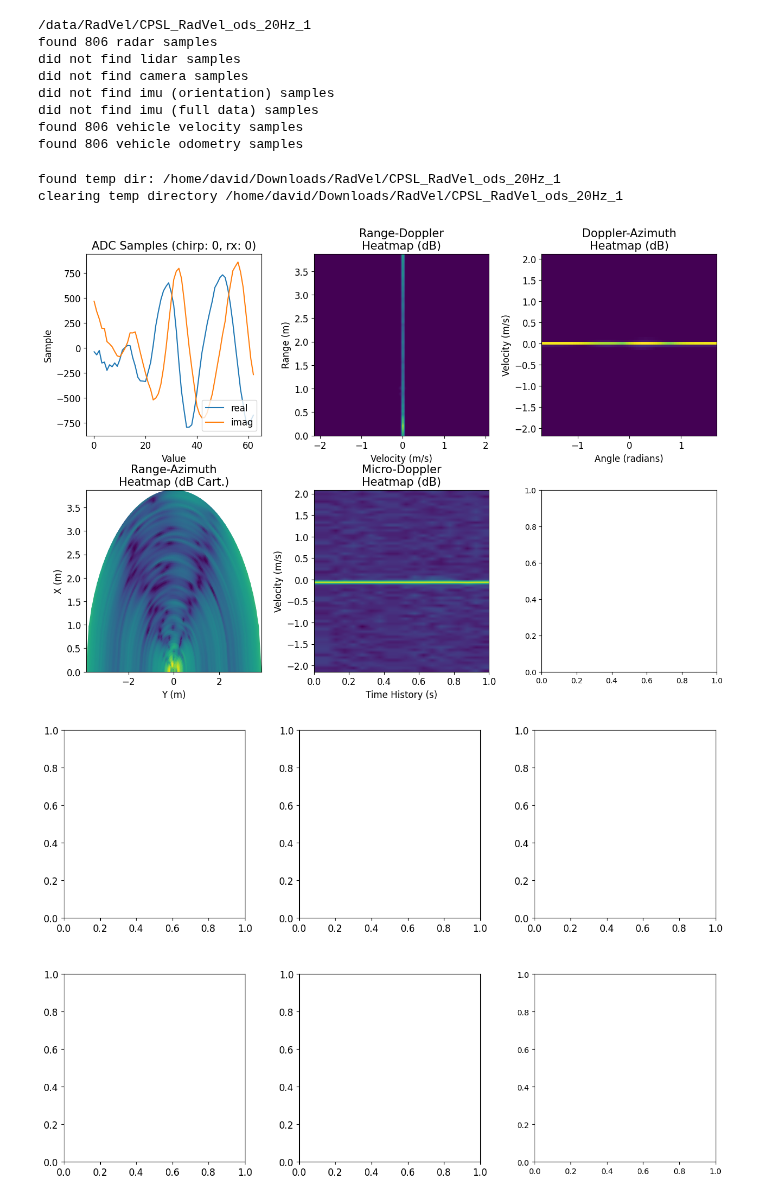
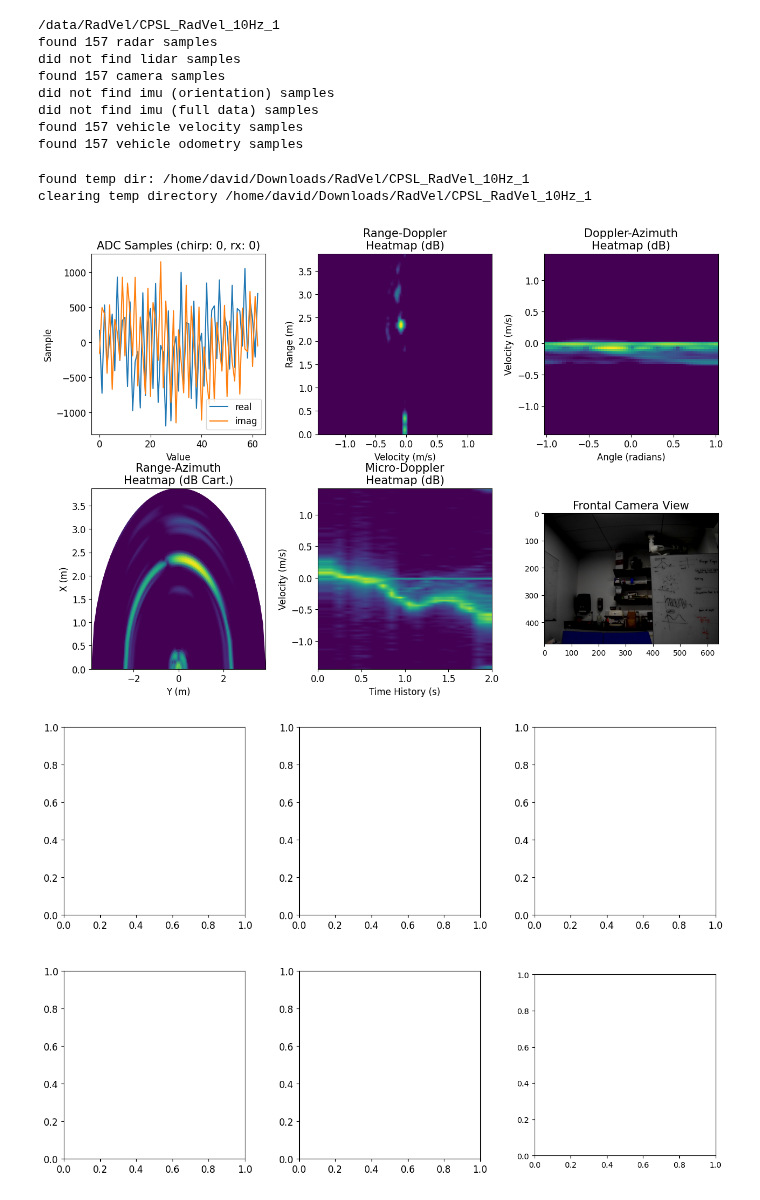
Before and after one commit to davidmhunt/mmwave_radar_processing, a Jupyter notebook: notebooks/view_radar_data.ipynb, the cells around one changed output. Drawn from its saved outputs; the diff is of its cells as text; code cells hidden in the pictures.

```diff
--- a/notebooks/view_radar_data.ipynb
+++ b/notebooks/view_radar_data.ipynb
@@ -23,15 +23,15 @@ from mmwave_radar_processing.plotting.movies_mmWave_data import MovieGeneratorMm
 # %%
 cfg_manager = ConfigManager()
 
-cfg_path = os.path.join(CONFIG_DIRECTORY,"6843_RadVel_ods_20Hz.cfg")
+cfg_path = os.path.join(CONFIG_DIRECTORY,"1843_RadVel_10Hz.cfg")
 # cfg_path = os.path.join(CONFIG_DIRECTORY,"1843_RadVel_20Hz.cfg")
 # cfg_path = os.path.join(CONFIG_DIRECTORY,"RadSAR_2_sr.cfg")
-cfg_manager.load_cfg(cfg_path,array_geometry="ods")
+cfg_manager.load_cfg(cfg_path,array_geometry="standard") #"standard" or "ods"
 cfg_manager.compute_radar_perforance(profile_idx=0)
 # %%
 #load the dataset
 # dataset_name = "NORTH_RadSAR_TRAIN_1"
-dataset_name = "CPSL_RadVel_ods_20Hz_1"
+dataset_name = "CPSL_RadVel_10Hz_1"
 dataset_path = os.path.join(DATASET_PATH,dataset_name)
 print(dataset_path)
 # dataset_name = "RadSAR_2_CPSL"
@@ -47,18 +47,17 @@ dataset = CpslDS(
     vehicle_odom_folder="vehicle_odom"
 )
 # %% [output]
-/data/RadVel/CPSL_RadVel_ods_20Hz_1
-found 806 radar samples
+/data/RadVel/CPSL_RadVel_10Hz_1
+found 157 radar samples
 did not find lidar samples
-did not find camera samples
+found 157 camera samples
 did not find imu (orientation) samples
 did not find imu (full data) samples
-found 806 vehicle velocity samples
-found 806 vehicle odometry samples
+found 157 vehicle velocity samples
+found 157 vehicle odometry samples
 # %%
 #load the plotter
 plotter = PlotterMmWaveData(config_manager=cfg_manager)
-plotter.min_threshold_dB = 60
 
 #initialize a range azimuth processor
 range_az_processor = RangeAngleProcessor(
@@ -97,11 +96,11 @@ movie_generator = MovieGeneratorMmWaveData(
     temp_dir_path=os.path.join("~/Downloads/RadVel",dataset_name)
 )
 # %% [output]
-found temp dir: /home/david/Downloads/RadVel/CPSL_RadVel_ods_20Hz_1
-clearing temp directory /home/david/Downloads/RadVel/CPSL_RadVel_ods_20Hz_1
+found temp dir: /home/david/Downloads/RadVel/CPSL_RadVel_10Hz_1
+clearing temp directory /home/david/Downloads/RadVel/CPSL_RadVel_10Hz_1
 # %%
 #for getting access to the adc cube
-idx=0
+idx=90 - micro_doppler_processor.num_frames_history
 #compute responses over a series of frames
 for i in range(micro_doppler_processor.num_frames_history):
 
@@ -111,34 +110,34 @@ for i in range(micro_doppler_processor.num_frames_history):
     adc_cube = virtual_array_reformatter.process(adc_cube)
     rng_az_resp = range_az_processor.process(adc_cube=adc_cube,chirp_idx=0)
     rng_dop_resp = range_doppler_processor.process(adc_cube=adc_cube,rx_idx=0)
     dop_az_resp = doppler_azimuth_processor.process(adc_cube=adc_cube)
     micro_doppler_resp = micro_doppler_processor.process(adc_cube=adc_cube,rx_idx=0)
 
     try:
         camera_view = dataset.get_camera_frame(idx + i)
     except AssertionError:
         camera_view = np.empty(shape=(0))
 
 #for generating a compilation of plots
 fig,axs=plt.subplots(2,3, figsize=(15,10))
 fig.subplots_adjust(wspace=0.3,hspace=0.30)
 
 plotter.plot_compilation(
     adc_cube=adc_cube,
     range_doppler_processor=range_doppler_processor,
     range_azimuth_processor=range_az_processor,
     doppler_azimuth_processor=doppler_azimuth_processor,
     micro_doppler_processor=micro_doppler_processor,
     camera_view=camera_view,
     convert_to_dB=True,
     cmap="viridis",
     chirp_idx=0,
     rx_antenna_idx=0,
     axs=axs,
     show=True
 )
 # %% [output]
-[figure, old version]
+[figure, new version]
 # %%
 #generate the movie - initialize the figure
 movie_generator.initialize_figure(nrows=2,ncols=3,figsize=(15,10))
```
Also changed, not shown: 19 other files.
